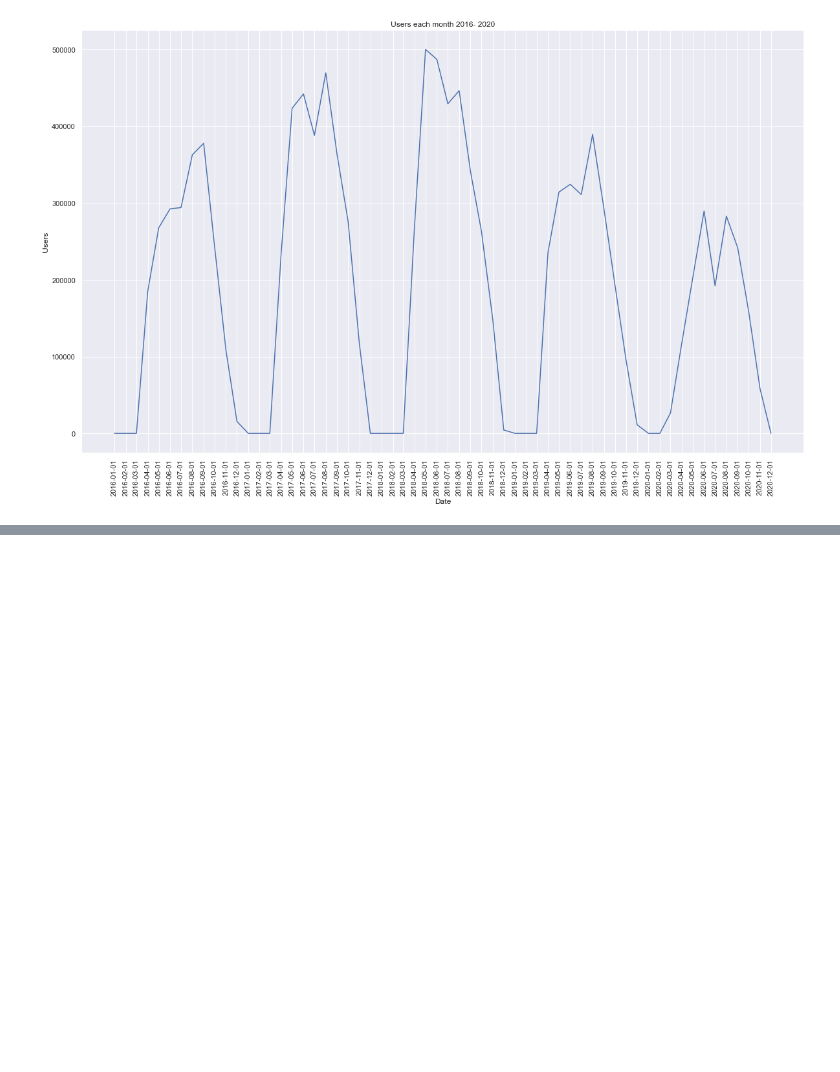
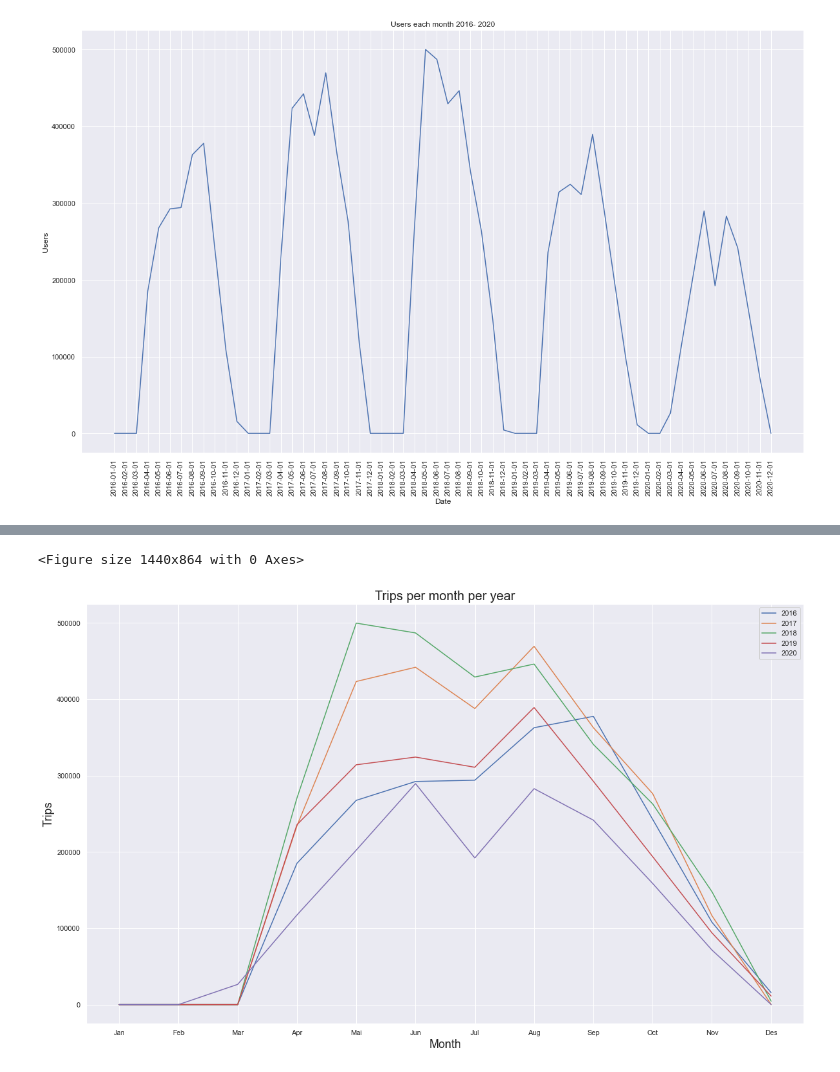
Before and after one commit to anafvana/OsloBysykkelAnalysis, a Jupyter notebook: nrOfTripPrMonth.ipynb, the cells around one changed output, grey strips where cells are left out. Cells and saved outputs as stored; diff of their text form; code cells hidden in the pictures; blank space fills up the shorter version.

```diff
--- a/nrOfTripPrMonth.ipynb
+++ b/nrOfTripPrMonth.ipynb
@@ -61,7 +61,7 @@ for y in range (2016,2021): #Create a x tick list
         d = date(y, m, 1)
         dateList.append(d)
 # %%
-staticTripList=[0,0,0,185153,267619,292302,294000,362758,377677,242758,107994,15559,0,0,0,234262,423300,441992,387918,469461,362877,276480,116514,6,0,0,9,270760,499833,486945,429168,446187,340910,263003,147982,4390,0,0,0,235713,314189,324295,310955,389270,292586,193868,94023,11100,0,0,26491,117405,202382,289606,192131,282920,241647,158784,58346,0]
+staticTripList=[0,0,0,185153,267619,292302,294000,362758,377677,242758,107994,15559,0,0,0,234262,423300,441992,387918,469461,362877,276480,116514,6,0,0,9,270760,499833,486945,429168,446187,340910,263003,147982,4390,0,0,0,235713,314189,324295,310955,389270,292586,193868,94023,11100,0,0,26491,117405,202382,289606,192131,282920,241647,158784,71552,0]
 # %%
 import seaborn as sns
 print(dateList)
@@ -86,0 +92,7 @@ plt.show()
+# %%
+tripsPrYear = []
+nrOfYears = 4
+for years in range(nrOfYears+1):
+    i = years+1
+    tripsPrYear.append(staticTripList[years*12:i*12])
+tripsPrYear
@@ -86,0 +117,35 @@ plt.show()
+# %%
+import numpy as np
+import pylab as plt
+
+X = [1,2,3,4,5,6,7,8,9,10,11,12]
+X = ['Jan', 'Feb', 'Mar', 'Apr', 'Mai', 'Jun', 'Jul', 'Aug', 'Sep', 'Oct', 'Nov', 'Des']
+Y1 = tripsPrYear[0]
+Y2 = tripsPrYear[1]
+Y3 = tripsPrYear[2]
+Y4 = tripsPrYear[3]
+Y5 = tripsPrYear[4]
+
+plt.figure(figsize=(20,12))
+# plt.plot(X,Y1,color='k', label='Sine')
+# plt.plot(X,Y2,color='g')
+# plt.plot(X,Y3,color='y')
+# plt.plot(X,Y4,color='b')
+
+fig = plt.figure(figsize=(20,12))
+ax = plt.subplot(111)
+ax.plot(X, Y1, label='2016')
+ax.plot(X, Y2, label='2017')
+ax.plot(X, Y3, label='2018')
+ax.plot(X, Y4, label='2019')
+ax.plot(X, Y5, label='2020')
+plt.title('Trips per month per year', fontsize=20)
+plt.ylabel('Trips', fontsize=18)
+plt.xlabel('Month', fontsize=18)
+
+ax.legend()
+
+plt.show()
+# %% [output]
+<Figure size 1440x864 with 0 Axes>
+[figure, added]
```
Also changed, not shown: parts of 5 cells of this notebook, 1 other file.
